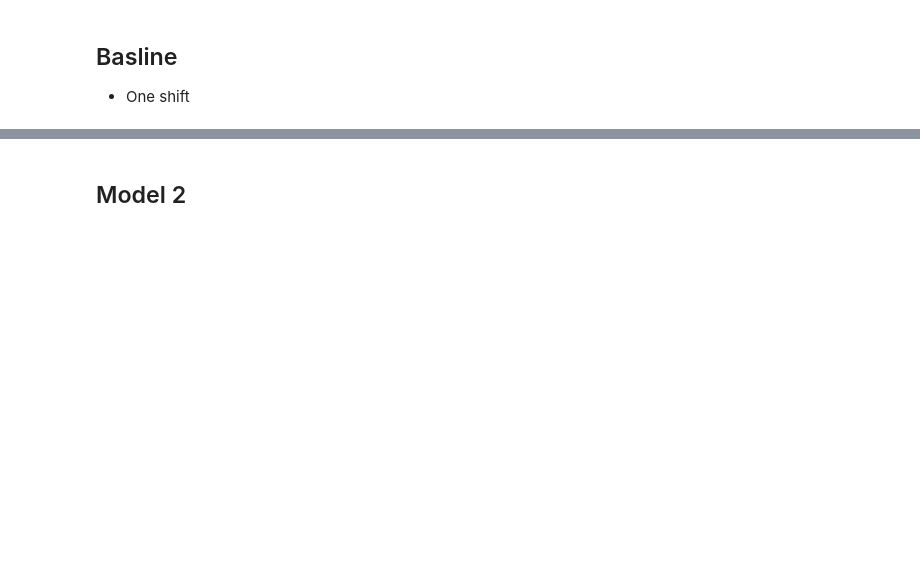
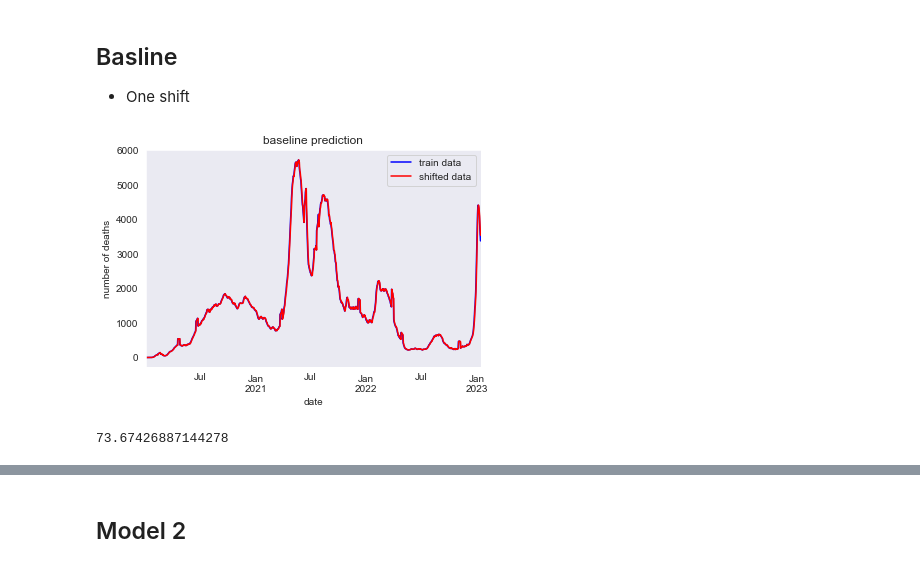
Before and after one commit to Bella3s/Covid-19-Time-Series-Modeling, a Jupyter notebook: index.ipynb, the cells around one changed output, grey strips where cells are left out. Drawn from its saved outputs; the diff is of its cells as text; code cells hidden in the pictures; blank space fills up the shorter version.

Commit message:
baseline model

```diff
--- a/index.ipynb
+++ b/index.ipynb
@@ -769,0 +782,5 @@ For Each Zone:
+# %%
+first_80_perc = len(df_asia_ts.index) * .8
+mask = df_asia_ts.index[:int(first_80_perc)]
+train = df_asia_ts.loc[mask]
+train.info()
@@ -771,3 +851,21 @@ For Each Zone:
 ## Basline
 
 - One shift
+# %%
+baseline = train['new_deaths_smoothed'].shift(1)
+
+fig, ax = plt.subplots()
+train['new_deaths_smoothed'].plot(ax=ax, c='b', label='train data')
+baseline.plot(ax=ax, c='r', label='shifted data')
+ax.set_title('baseline prediction')
+ax.set_ylabel('number of deaths')
+ax.legend();
+# %% [output]
+[figure, added]
+# %%
+# RMSE
+baseline_error = np.sqrt(mean_squared_error(train['new_deaths_smoothed'][1:],
+                        baseline.dropna()))
+baseline_error
+# %% [output]
+73.67426887144278
```
Also changed, not shown: parts of 12 cells of this notebook.
